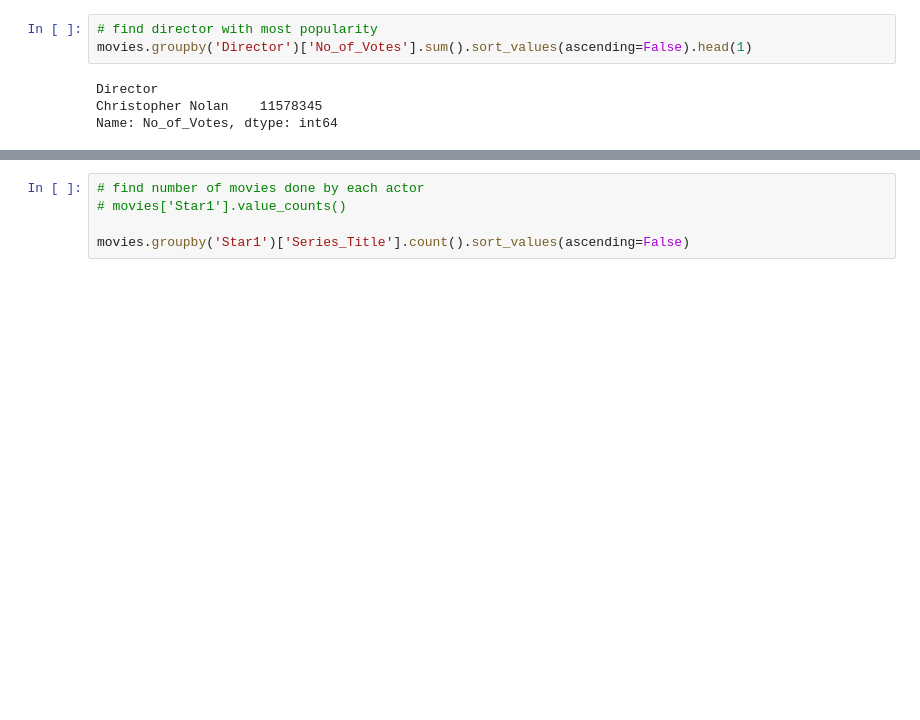
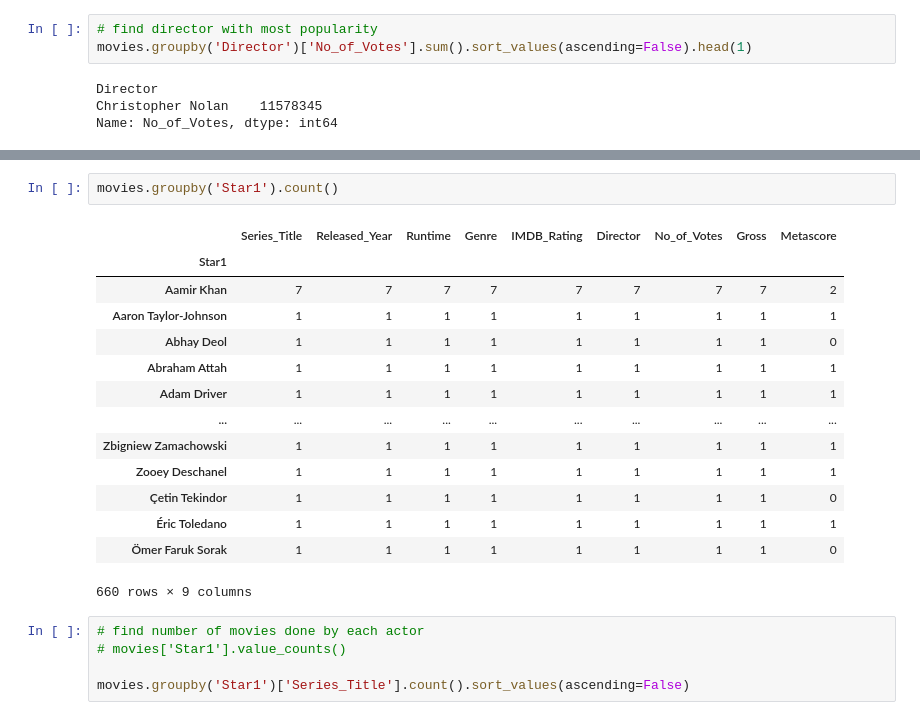
Before and after one commit to Pritush09/Pandas-and-its-functions-detailed, a Jupyter notebook: Session_19_groupby_objects.ipynb, the cells around one changed output, grey strips where cells are left out. Saved outputs shown, nothing was run; the diff lists cells and outputs as text; blank space fills up the shorter version.

Commit message:
done some problem on group ny basics

```diff
--- a/Session_19_groupby_objects.ipynb
+++ b/Session_19_groupby_objects.ipynb
@@ -96,3 +79,20 @@ Name: IMDB_Rating, dtype: float64
+# %%
+movies.groupby('Star1').count()
+# %% [output]
+|  | Series_Title | Released_Year | Runtime | Genre | IMDB_Rating | Director | No_of_Votes | Gross | Metascore |
+| Star1 |  |  |  |  |  |  |  |  |  |
+| Aamir Khan | 7 | 7 | 7 | 7 | 7 | 7 | 7 | 7 | 2 |
+| Aaron Taylor-Johnson | 1 | 1 | 1 | 1 | 1 | 1 | 1 | 1 | 1 |
+| Abhay Deol | 1 | 1 | 1 | 1 | 1 | 1 | 1 | 1 | 0 |
+| Abraham Attah | 1 | 1 | 1 | 1 | 1 | 1 | 1 | 1 | 1 |
+| Adam Driver | 1 | 1 | 1 | 1 | 1 | 1 | 1 | 1 | 1 |
+| ... | ... | ... | ... | ... | ... | ... | ... | ... | ... |
+| Zbigniew Zamachowski | 1 | 1 | 1 | 1 | 1 | 1 | 1 | 1 | 1 |
+| Zooey Deschanel | 1 | 1 | 1 | 1 | 1 | 1 | 1 | 1 | 1 |
+| Çetin Tekindor | 1 | 1 | 1 | 1 | 1 | 1 | 1 | 1 | 0 |
+| Éric Toledano | 1 | 1 | 1 | 1 | 1 | 1 | 1 | 1 | 1 |
+| Ömer Faruk Sorak | 1 | 1 | 1 | 1 | 1 | 1 | 1 | 1 | 0 |
+660 rows × 9 columns
 # %%
 # find number of movies done by each actor
 # movies['Star1'].value_counts()
```
Also changed, not shown: parts of 1 cell of this notebook.
